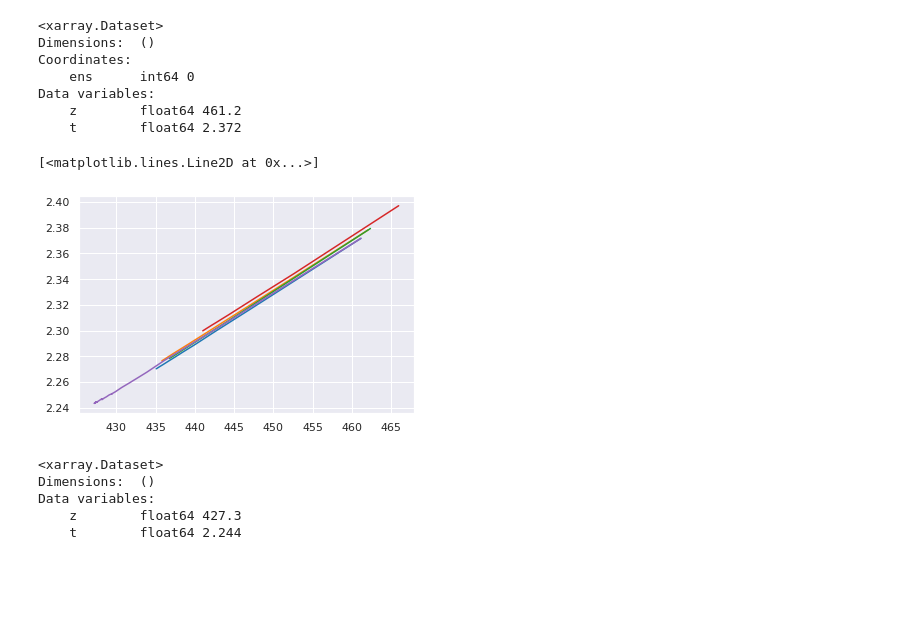
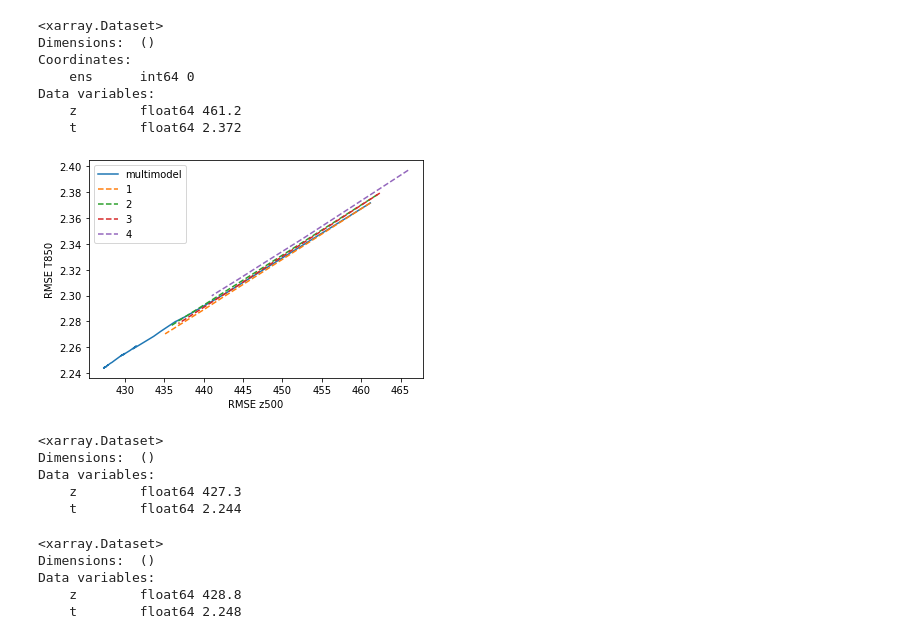
Before and after one commit to mc4117/ResNet_Weather, a Jupyter notebook: neural_notebooks/resnet/full_dataset_dr_72_more_data_5blocks.ipynb, the cells around one changed output. Saved outputs shown, nothing was run; the diff lists cells and outputs as text; code cells hidden in the pictures; blank space fills up the shorter version.

```diff
--- a/neural_notebooks/resnet/full_dataset_dr_72_more_data_5blocks.ipynb
+++ b/neural_notebooks/resnet/full_dataset_dr_72_more_data_5blocks.ipynb
@@ -30,9 +30,6 @@ def limit_mem():
     tf.compat.v1.Session(config=config)
 # %%
 limit_mem()
-# %%
-sns.set_style('darkgrid')
-sns.set_context('notebook')
 # %%
 DATADIR = '/rds/general/user/mc4117/home/WeatherBench/data/'
 # %% [markdown]
@@ -350,14 +346,18 @@ for i in random_list:
     ens_rmse_list.append(compute_weighted_rmse(ens/(j+1), real_ds).compute())
     j +=1
 # %%
-plt.plot([ens_rmse_list_1[i].z for i in range(len(ens_rmse_list_1))], [ens_rmse_list_1[i].t for i in range(len(ens_rmse_list_1))], label = '1')
-plt.plot([ens_rmse_list_2[i].z for i in range(len(ens_rmse_list_2))], [ens_rmse_list_2[i].t for i in range(len(ens_rmse_list_2))], label = '2')
-plt.plot([ens_rmse_list_3[i].z for i in range(len(ens_rmse_list_2))], [ens_rmse_list_3[i].t for i in range(len(ens_rmse_list_3))], label = '3')
-plt.plot([ens_rmse_list_4[i].z for i in range(len(ens_rmse_list_2))], [ens_rmse_list_4[i].t for i in range(len(ens_rmse_list_4))], label = '4')
-plt.plot([ens_rmse_list[i].z for i in range(len(ens_rmse_list))], [ens_rmse_list[i].t for i in range(len(ens_rmse_list))])
+plt.plot([ens_rmse_list[i].z for i in range(len(ens_rmse_list))], [ens_rmse_list[i].t for i in range(len(ens_rmse_list))], label = 'multimodel')
+plt.plot([ens_rmse_list_1[i].z for i in range(len(ens_rmse_list_1))], [ens_rmse_list_1[i].t for i in range(len(ens_rmse_list_1))], '--', label = '1')
+plt.plot([ens_rmse_list_2[i].z for i in range(len(ens_rmse_list_2))], [ens_rmse_list_2[i].t for i in range(len(ens_rmse_list_2))], '--',label = '2')
+plt.plot([ens_rmse_list_3[i].z for i in range(len(ens_rmse_list_3))], [ens_rmse_list_3[i].t for i in range(len(ens_rmse_list_3))], '--',label = '3')
+plt.plot([ens_rmse_list_4[i].z for i in range(len(ens_rmse_list_4))], [ens_rmse_list_4[i].t for i in range(len(ens_rmse_list_4))], '--',label = '4')
+
+plt.xlabel('RMSE z500')
+plt.ylabel('RMSE T850')
+plt.legend()
+plt.show()
 # %% [output]
-[<matplotlib.lines.Line2D at 0x...>]
-[figure, old version]
+[figure, new version]
 # %%
 ens_rmse_list[-1]
 # %% [output]
@@ -368,0 +389,8 @@ Data variables:
+# %%
+ens_rmse_lista[-1]
+# %% [output]
+<xarray.Dataset>
+Dimensions:  ()
+Data variables:
+    z        float64 428.8
+    t        float64 2.248
```
Also changed, not shown: parts of 3 cells of this notebook, 16 other files.
